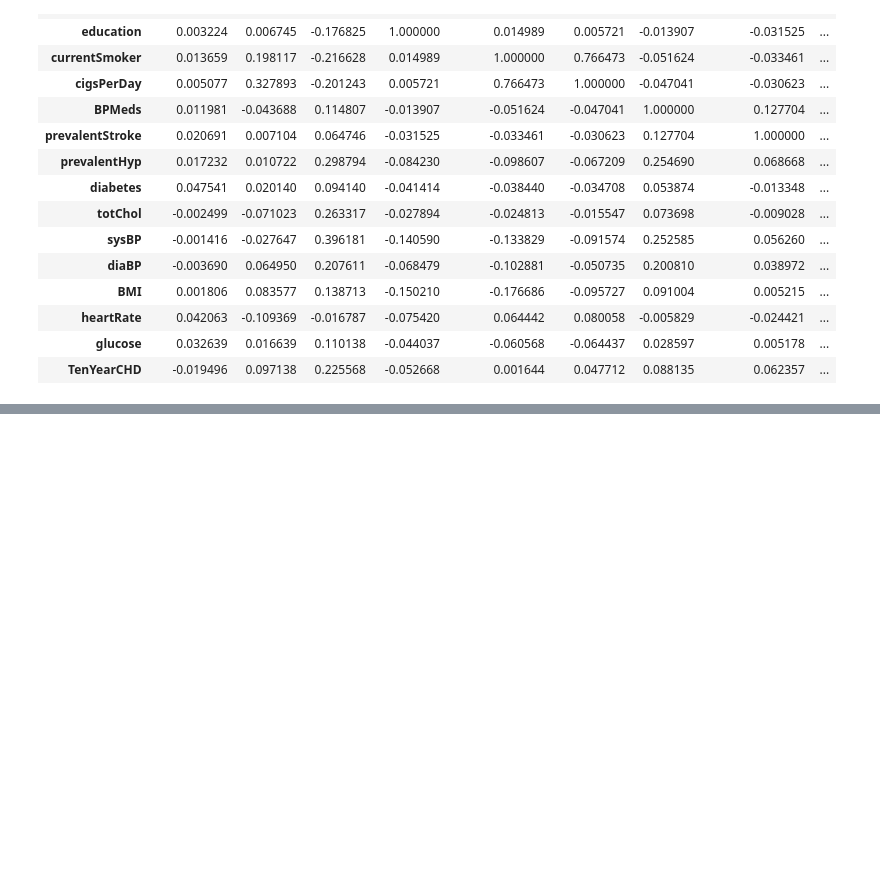
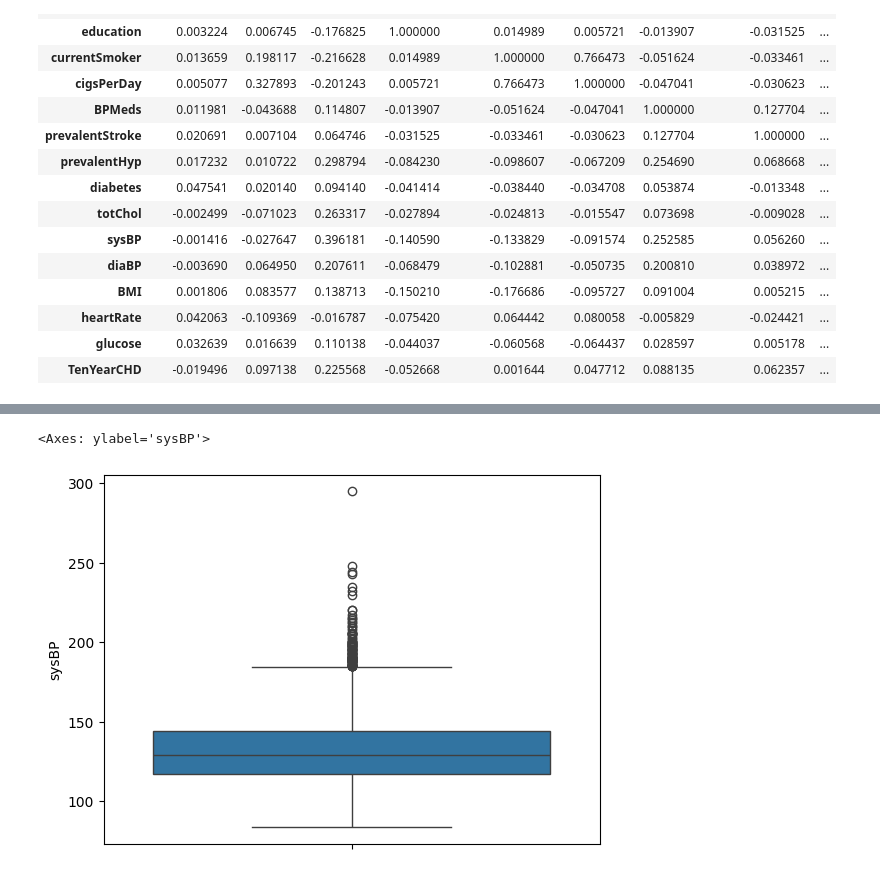
Before and after one commit to ashleyr05/project_chd, a Jupyter notebook: group8proj2.ipynb, the cells around one changed output, grey strips where cells are left out. Saved outputs shown, nothing was run; the diff lists cells and outputs as text; code cells hidden in the pictures; blank space fills up the shorter version.

```diff
--- a/group8proj2.ipynb
+++ b/group8proj2.ipynb
@@ -67,0 +117,6 @@ df_train.corr()
+# %%
+#lots of outliers
+sns.boxplot(var)
+# %% [output]
+<Axes: ylabel='sysBP'>
+[figure, added]
```
Also changed, not shown: parts of 26 cells of this notebook.
